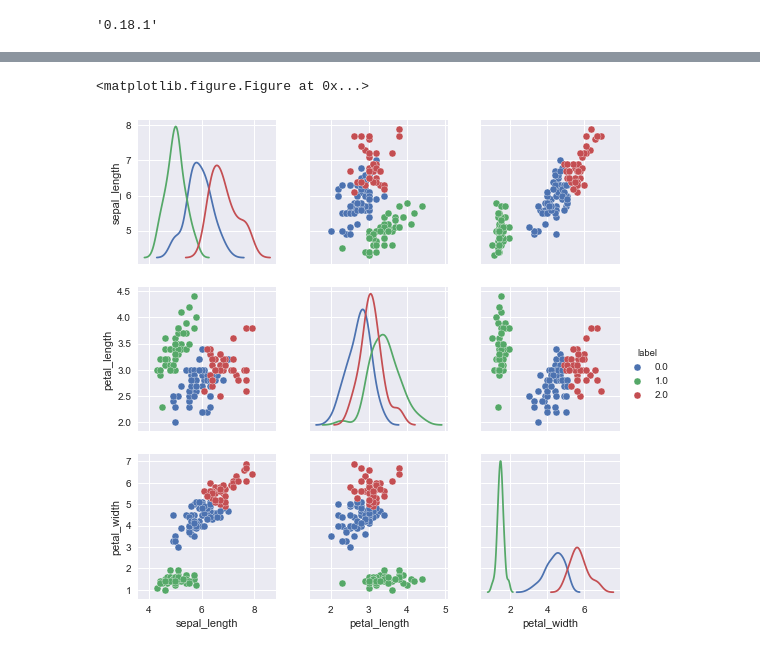
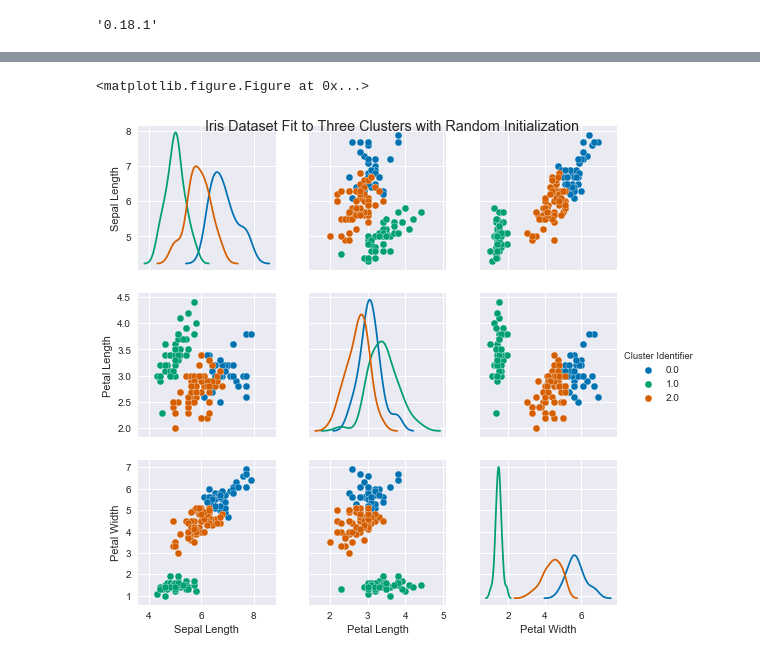
Before and after one commit to eachase/Iris_Pairplot, a Jupyter notebook: Project_Iris.ipynb, the cells around one changed output, grey strips where cells are left out. Saved outputs shown, nothing was run; the diff lists cells and outputs as text; code cells hidden in the pictures.

```diff
--- a/Project_Iris.ipynb
+++ b/Project_Iris.ipynb
@@ -92,21 +106,11 @@ plt.show()
 # %%
-# 3 Clusters with "bad init"
-est3 = KMeans(n_clusters=3, n_init=1, init='random')
-est3.fit(X)
-labels = est3.labels_
-
-X_labels = []
-for i, line in enumerate(X):
-    X_labels.append([line[0], line[1], line[2], labels[i]])
-X_labels = np.asarray(X_labels)
-
-plt.figure(1, figsize=(12, 9))
+plt.figure(3, figsize=(12, 9))
 fit_data = pd.DataFrame(X_labels, columns=['Sepal Length', 'Petal Length', 'Petal Width',
                                           'Cluster Identifier'])
 bigplot = sns.pairplot(fit_data, vars=['Sepal Length', 'Petal Length', 'Petal Width'],
                        hue='Cluster Identifier', diag_kind='kde', palette='colorblind')
-bigplot.fig.suptitle('Iris Dataset Fit to Three Clusters with Random I')
+bigplot.fig.suptitle('Iris Dataset Fit to Three Clusters with Random Initialization')
 plt.show()
 # %% [output]
 <matplotlib.figure.Figure at 0x...>
-[figure, old version]
+[figure, new version]
```
Also changed, not shown: parts of 6 cells of this notebook, 1 other file.
